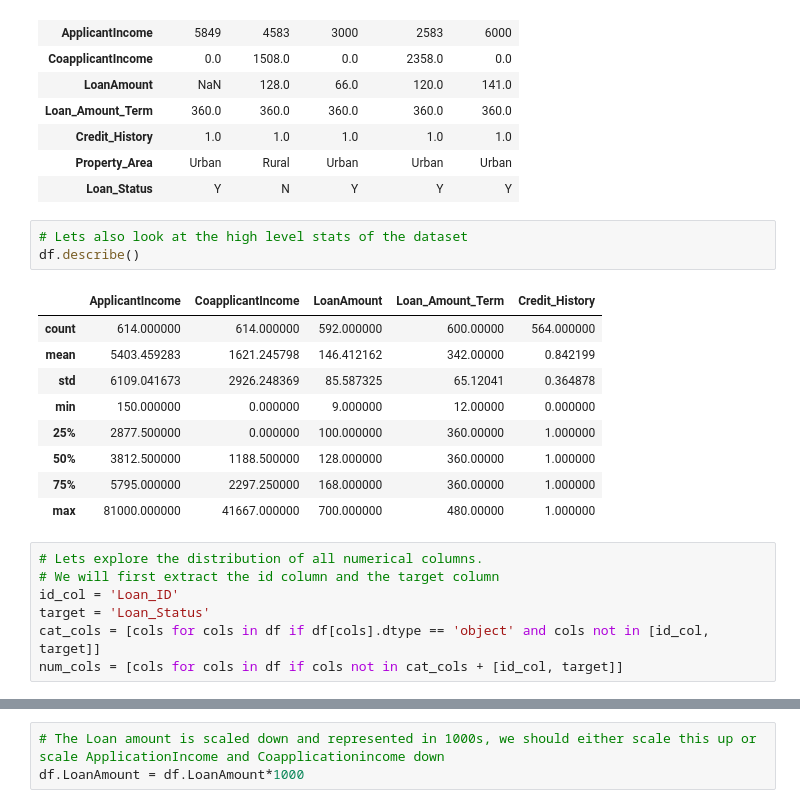
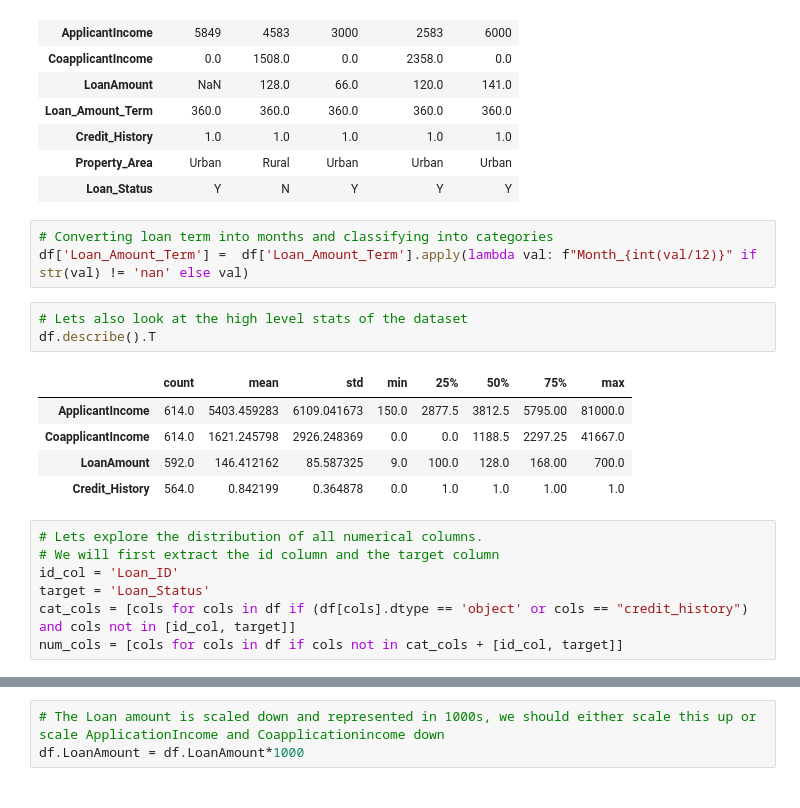
Before and after one commit to Nakulbajaj101/mlzoomcamp-capstone-loan-prediction, a Jupyter notebook: notebooks/data_exploration.ipynb, the cells around one changed output, grey strips where cells are left out. Saved outputs shown, nothing was run; the diff lists cells and outputs as text.

```diff
--- a/notebooks/data_exploration.ipynb
+++ b/notebooks/data_exploration.ipynb
@@ -31,25 +33,24 @@ df.head().T
 | Credit_History | 1.0 | 1.0 | 1.0 | 1.0 | 1.0 |
 | Property_Area | Urban | Rural | Urban | Urban | Urban |
 | Loan_Status | Y | N | Y | Y | Y |
+# %%
+# Converting loan term into months and classifying into categories
+df['Loan_Amount_Term'] =  df['Loan_Amount_Term'].apply(lambda val: f"Month_{int(val/12)}" if str(val) != 'nan' else val)
 # %%
 # Lets also look at the high level stats of the dataset
-df.describe()
+df.describe().T
 # %% [output]
-|  | ApplicantIncome | CoapplicantIncome | LoanAmount | Loan_Amount_Term | Credit_History |
-| count | 614.000000 | 614.000000 | 592.000000 | 600.00000 | 564.000000 |
-| mean | 5403.459283 | 1621.245798 | 146.412162 | 342.00000 | 0.842199 |
-| std | 6109.041673 | 2926.248369 | 85.587325 | 65.12041 | 0.364878 |
-| min | 150.000000 | 0.000000 | 9.000000 | 12.00000 | 0.000000 |
-| 25% | 2877.500000 | 0.000000 | 100.000000 | 360.00000 | 1.000000 |
-| 50% | 3812.500000 | 1188.500000 | 128.000000 | 360.00000 | 1.000000 |
-| 75% | 5795.000000 | 2297.250000 | 168.000000 | 360.00000 | 1.000000 |
-| max | 81000.000000 | 41667.000000 | 700.000000 | 480.00000 | 1.000000 |
+|  | count | mean | std | min | 25% | 50% | 75% | max |
+| ApplicantIncome | 614.0 | 5403.459283 | 6109.041673 | 150.0 | 2877.5 | 3812.5 | 5795.00 | 81000.0 |
+| CoapplicantIncome | 614.0 | 1621.245798 | 2926.248369 | 0.0 | 0.0 | 1188.5 | 2297.25 | 41667.0 |
+| LoanAmount | 592.0 | 146.412162 | 85.587325 | 9.0 | 100.0 | 128.0 | 168.00 | 700.0 |
+| Credit_History | 564.0 | 0.842199 | 0.364878 | 0.0 | 1.0 | 1.0 | 1.00 | 1.0 |
 # %%
 # Lets explore the distribution of all numerical columns.
 # We will first extract the id column and the target column
 id_col = 'Loan_ID'
 target = 'Loan_Status'
-cat_cols = [cols for cols in df if df[cols].dtype == 'object' and cols not in [id_col, target]]
+cat_cols = [cols for cols in df if (df[cols].dtype == 'object' or cols == "credit_history") and cols not in [id_col, target]]
 num_cols = [cols for cols in df if cols not in cat_cols + [id_col, target]]
 # %%
 # Plotting distribution
```
Also changed, not shown: parts of 74 cells of this notebook, 12 other files.
